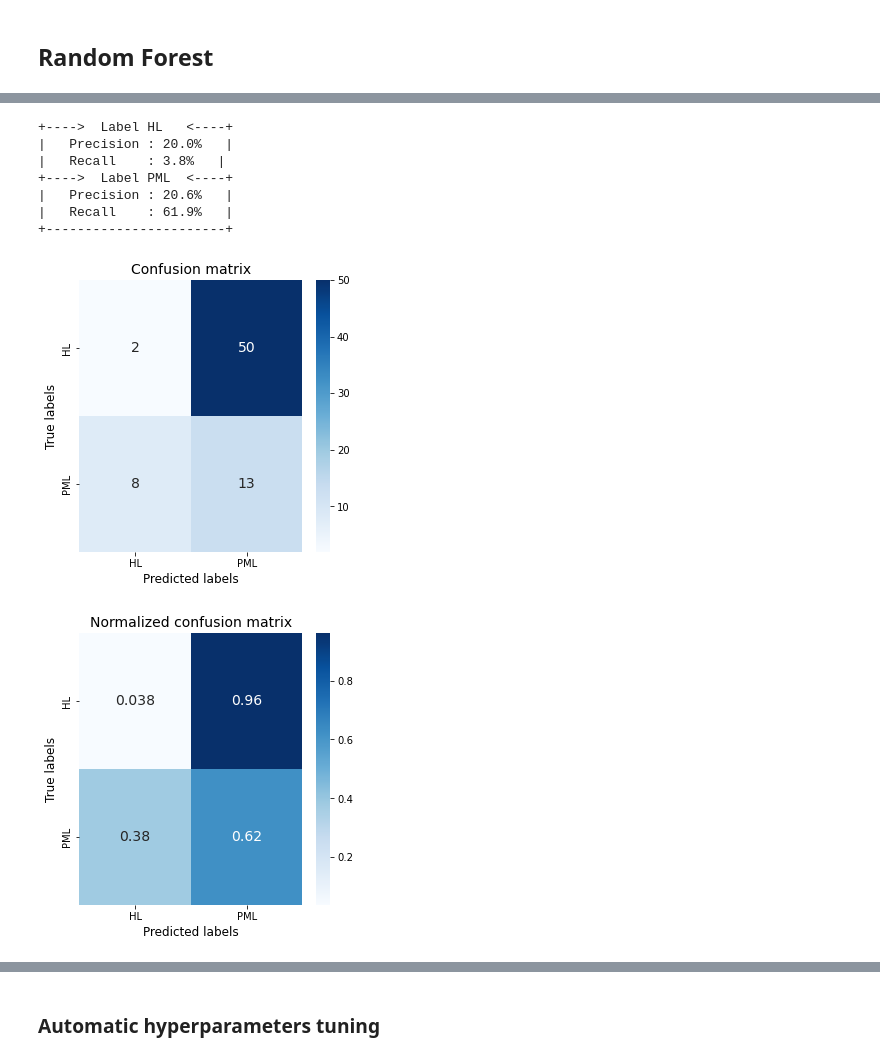
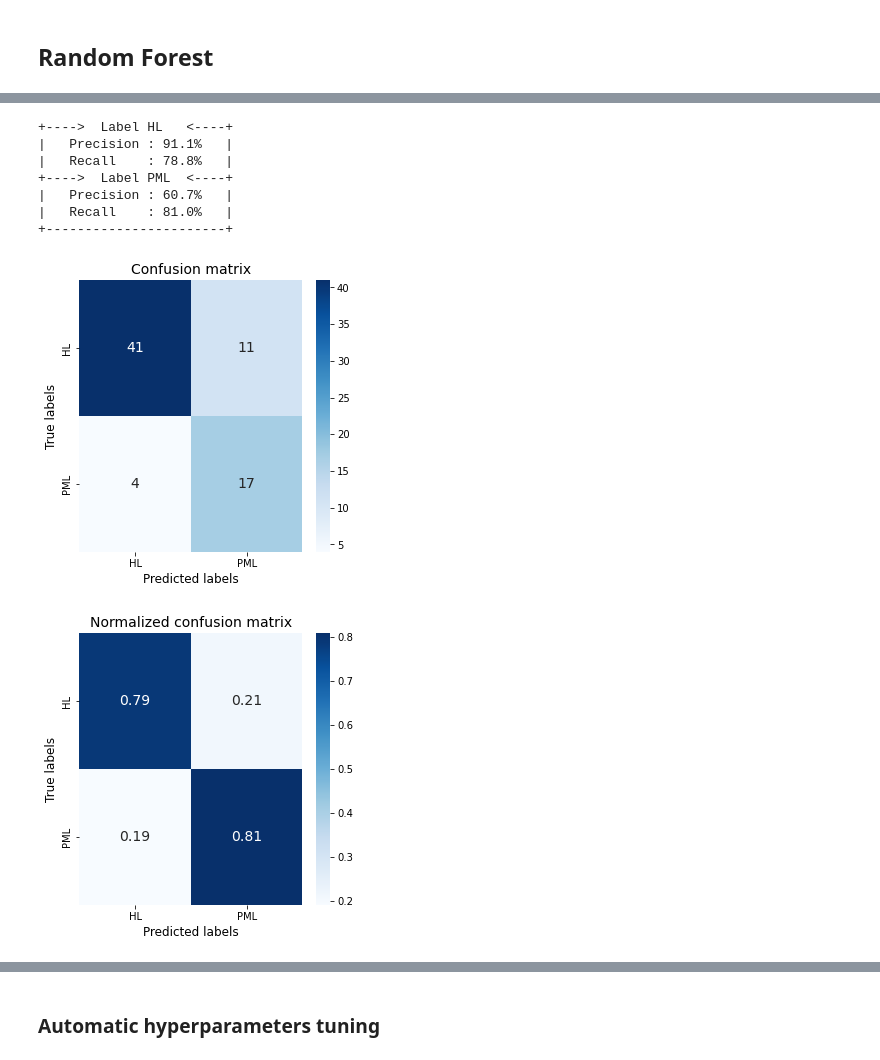
Before and after one commit to harel-coffee/mediastinal-lymphoma-classification-auto, a Jupyter notebook: 5_lymphoma_classification.ipynb, the cells around one changed output, grey strips where cells are left out. Cells and saved outputs as stored; diff of their text form; code cells hidden in the pictures.

```diff
--- a/5_lymphoma_classification.ipynb
+++ b/5_lymphoma_classification.ipynb
@@ -402,8 +335,4 @@ clf_forest = RandomForestClassifier (
                                       class_weight = "balanced" ,
                                     )
 
-y_scores = cross_val_predict ( clf_forest, X_train, y_train, cv = 3, method = "predict_proba" )
-
-from sklearn.metrics import precision_recall_curve
-precision, recall, threshold = precision_recall_curve (y_train, y_scores[:,0])
-threshold
+forest_scores = cross_val_predict ( clf_forest, X_train, y_train, cv = 3, method = "predict_proba" )
@@ -439,13 +353,13 @@ _ = precision_recall_scores ( y_train, y_train_pred_90, verbose = True, labels =
 # %%
-y_train_pred_80 = custom_predictions (y_train, y_scores, recall_score = 0.60)
+y_train_pred_80, _ = custom_predictions (y_train, forest_scores, recall_score = 0.80)
 _ = precision_recall_scores ( y_train, y_train_pred_80, verbose = True, labels = ["HL", "PML"], show_conf_matrix = True )
 # %% [output]
 +---->  Label HL   <----+
-|   Precision : 20.0%   |
-|   Recall    : 3.8%   |
+|   Precision : 91.1%   |
+|   Recall    : 78.8%   |
 +---->  Label PML  <----+
-|   Precision : 20.6%   |
-|   Recall    : 61.9%   |
+|   Precision : 60.7%   |
+|   Recall    : 81.0%   |
 +-----------------------+
-[figure, old version]
+[figure, new version]
-[figure, old version]
+[figure, new version]
```
Also changed, not shown: parts of 39 cells of this notebook, 1 other file.
